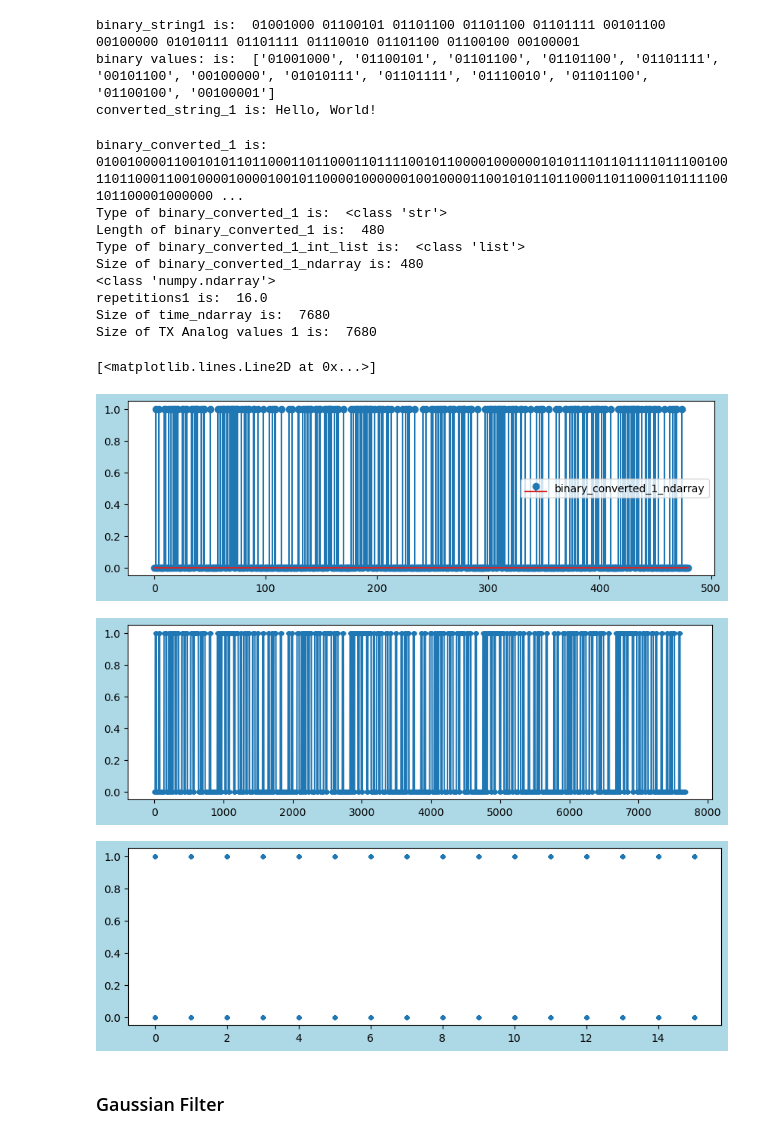
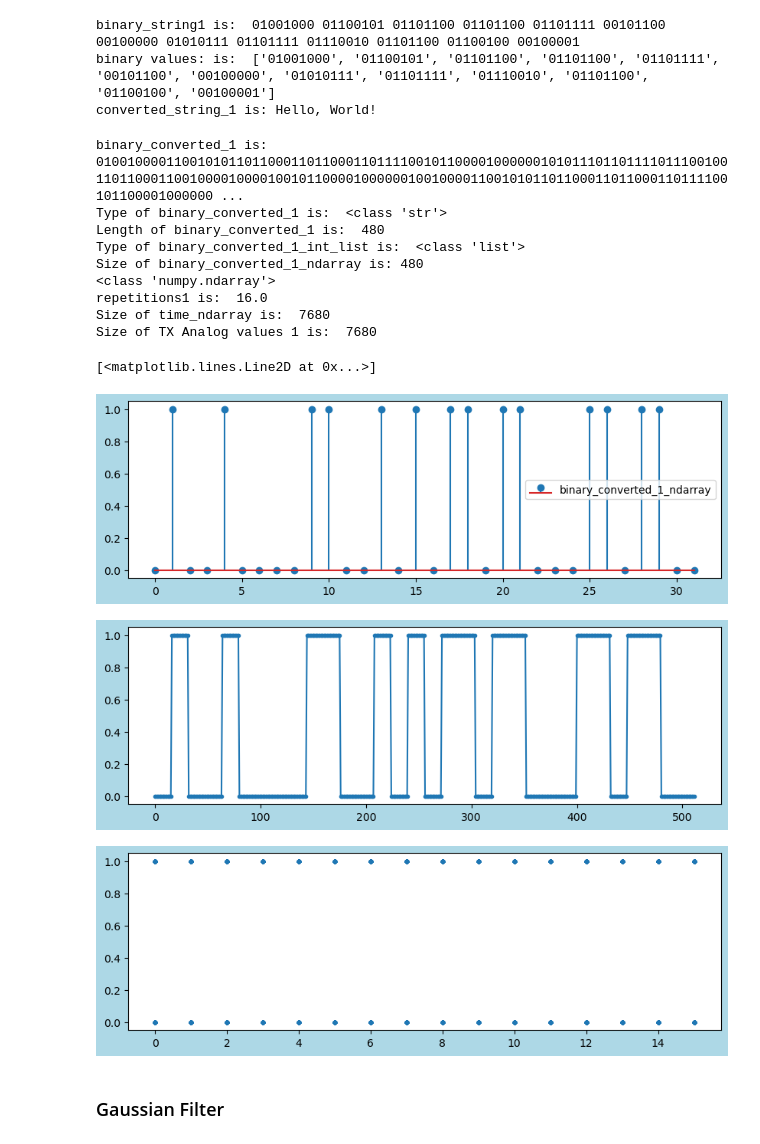
Before and after one commit to tacticstactics/Intercoder-Reliability, a Jupyter notebook: Hello-World-Reliability.ipynb, the cells around one changed output. Saved outputs shown, nothing was run; the diff lists cells and outputs as text; code cells hidden in the pictures.

```diff
--- a/Hello-World-Reliability.ipynb
+++ b/Hello-World-Reliability.ipynb
@@ -47,7 +47,7 @@ print(type(binary_converted_1_ndarray))
 
 fig1 = plt.figure(figsize = (10,3), facecolor='lightblue')
 ax1_1 = fig1.add_subplot(1, 1, 1)
-ax1_1.stem(binary_converted_1_ndarray, ".-", label = 'binary_converted_1_ndarray')
+ax1_1.stem(binary_converted_1_ndarray[0:32], ".-", label = 'binary_converted_1_ndarray')
 ax1_1.legend()
 
 #Create time_ndarray
@@ -55,36 +55,37 @@ samplerate = 2 ** 4
 numberofpointspersymbol = 2 ** 0
 repetitions1 = samplerate / numberofpointspersymbol
 print('repetitions1 is: ', repetitions1)
 array = np.tile(np.arange(0, repetitions1), lengthofbinary_converted_1)#[:1000]
 print('Size of time_ndarray is: ', array.size)
 
 # Convert Symbol to analog signal using 'repeat' function
 
 TX_analog_values1 = np.repeat(binary_converted_1_ndarray, repetitions1)
 #print('TX_analog_values1 is: ', TX_analog_values1)
 print('Size of TX Analog values 1 is: ', TX_analog_values1.size)
 
 
 fig1 = plt.figure(figsize = (10,3), facecolor='lightblue')
 ax1_1 = fig1.add_subplot(1, 1, 1)
-ax1_1.plot(TX_analog_values1, ".-")
+sss = int(32 * repetitions1)
+ax1_1.plot(TX_analog_values1[0:sss], ".-")
 
 fig1 = plt.figure(figsize = (10,3), facecolor='lightblue')
 ax1_1 = fig1.add_subplot(1, 1, 1)
 ax1_1.plot(array, TX_analog_values1, ".")
 # %% [output]
 binary_converted_1 is: 010010000110010101101100011011000110111100101100001000000101011101101111011100100110110001100100001000010010110000100000010010000110010101101100011011000110111100101100001000000 ...
 Type of binary_converted_1 is:  <class 'str'>
 Length of binary_converted_1 is:  480
 Type of binary_converted_1_int_list is:  <class 'list'>
 Size of binary_converted_1_ndarray is: 480
 <class 'numpy.ndarray'>
 repetitions1 is:  16.0
 Size of time_ndarray is:  7680
 Size of TX Analog values 1 is:  7680
 [<matplotlib.lines.Line2D at 0x...>]
-[figure, old version]
+[figure, new version]
-[figure, old version]
+[figure, new version]
 [figure]
 # %% [markdown]
 ### Gaussian Filter
```
Also changed, not shown: parts of 3 cells of this notebook.
